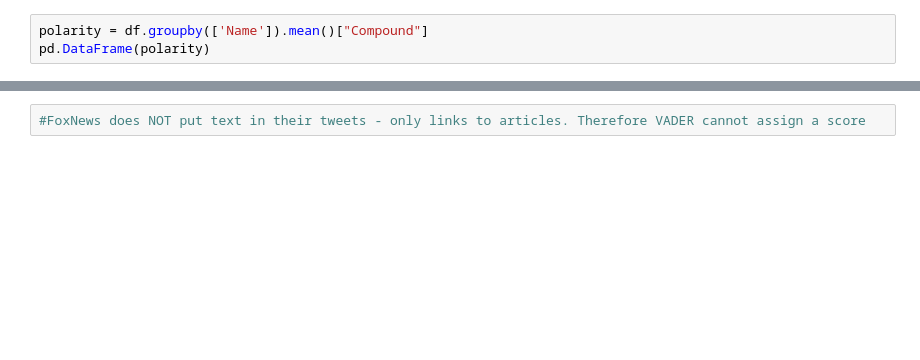
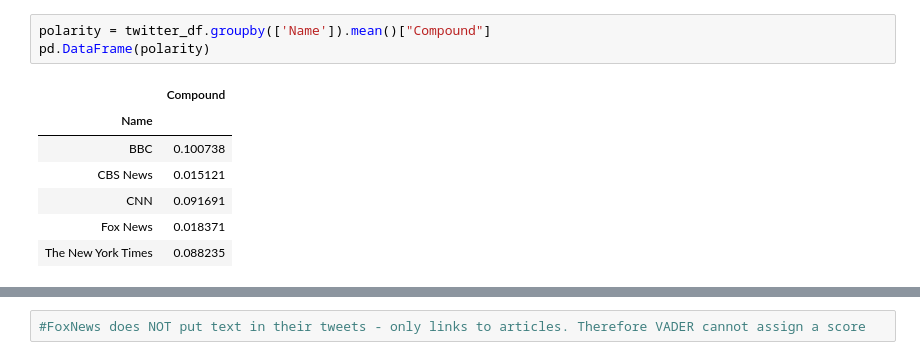
Before and after one commit to chanafin/weather_vacation_api, a Jupyter notebook: twitter_sentiment.ipynb, the cells around one changed output, grey strips where cells are left out. Saved outputs shown, nothing was run; the diff lists cells and outputs as text; blank space fills up the shorter version.

```diff
--- a/twitter_sentiment.ipynb
+++ b/twitter_sentiment.ipynb
@@ -94,6 +113,14 @@ plt.savefig('Fig1')
 # %%
-polarity = df.groupby(['Name']).mean()["Compound"]
+polarity = twitter_df.groupby(['Name']).mean()["Compound"]
 pd.DataFrame(polarity)
+# %% [output]
+|  | Compound |
+| Name |  |
+| BBC | 0.100738 |
+| CBS News | 0.015121 |
+| CNN | 0.091691 |
+| Fox News | 0.018371 |
+| The New York Times | 0.088235 |
 # %%
 fig, ax = plt.subplots()
 x = np.arange(len(polarity))
```
Also changed, not shown: parts of 16 cells of this notebook, 2 other files.
